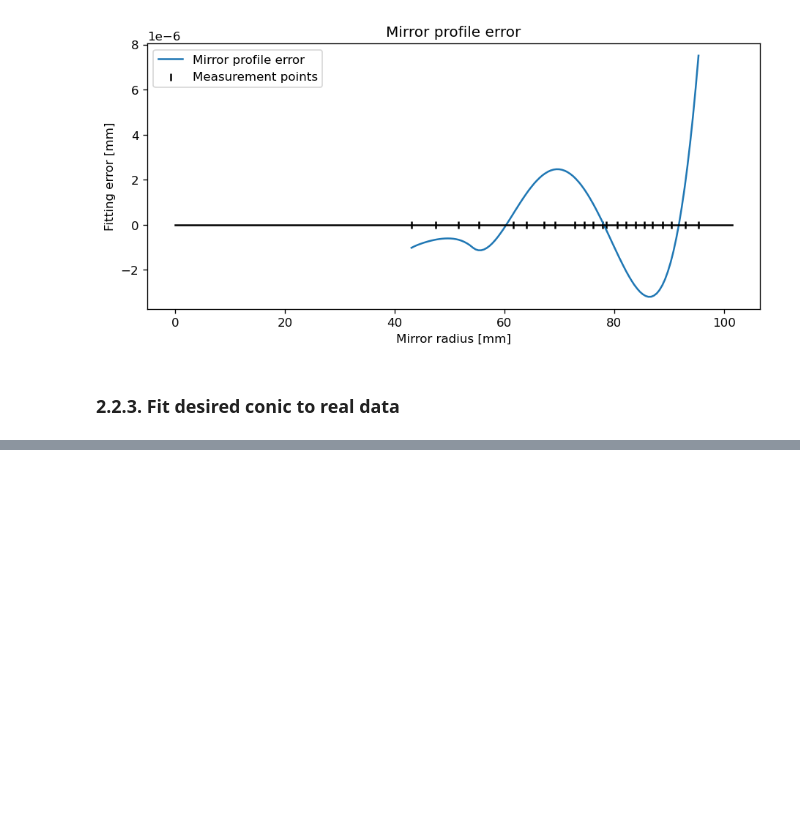
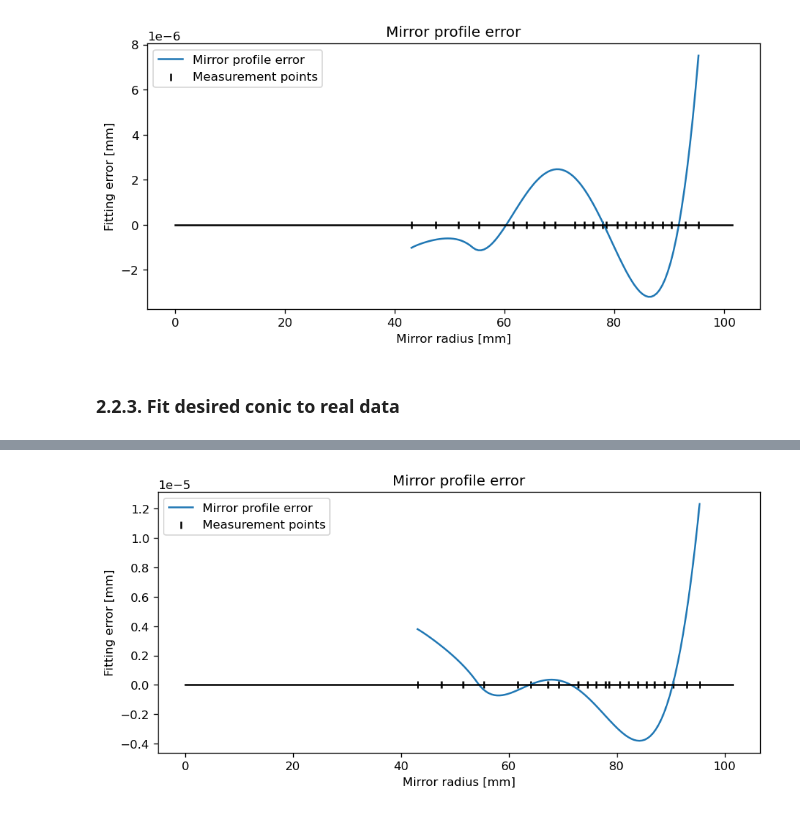
Before and after one commit to nunosousa/TelescopeMirrorTester, a Jupyter notebook: GUI/Documentation/Exploratory Foucault test data reduction.ipynb, the cells around one changed output, grey strips where cells are left out. Cells and saved outputs as stored; diff of their text form; code cells hidden in the pictures; blank space fills up the shorter version.

```diff
--- a/GUI/Documentation/Exploratory Foucault test data reduction.ipynb
+++ b/GUI/Documentation/Exploratory Foucault test data reduction.ipynb
@@ -422,0 +510,17 @@ pyplot.show()
+# %%
+g_error_k_fixed = numpy.subtract(g, gp_k_fixed)
+# %%
+%matplotlib inline
+pyplot.rcParams['figure.figsize'] = [9, 4]
+pyplot.rcParams['figure.dpi'] = 120
+
+pyplot.title('Mirror profile error')
+pyplot.plot(x_e, g_error_k_fixed, label="Mirror profile error")
+pyplot.plot([0.0, diameter/2], [0.0, 0.0], "k")
+pyplot.scatter(x, numpy.zeros(x.size), c="k", marker="|", label="Measurement points")
+pyplot.xlabel('Mirror radius [mm]')
+pyplot.ylabel('Fitting error [mm]')
+pyplot.legend()
+pyplot.show()
+# %% [output]
+[figure, added]
```
Also changed, not shown: parts of 5 cells of this notebook.
